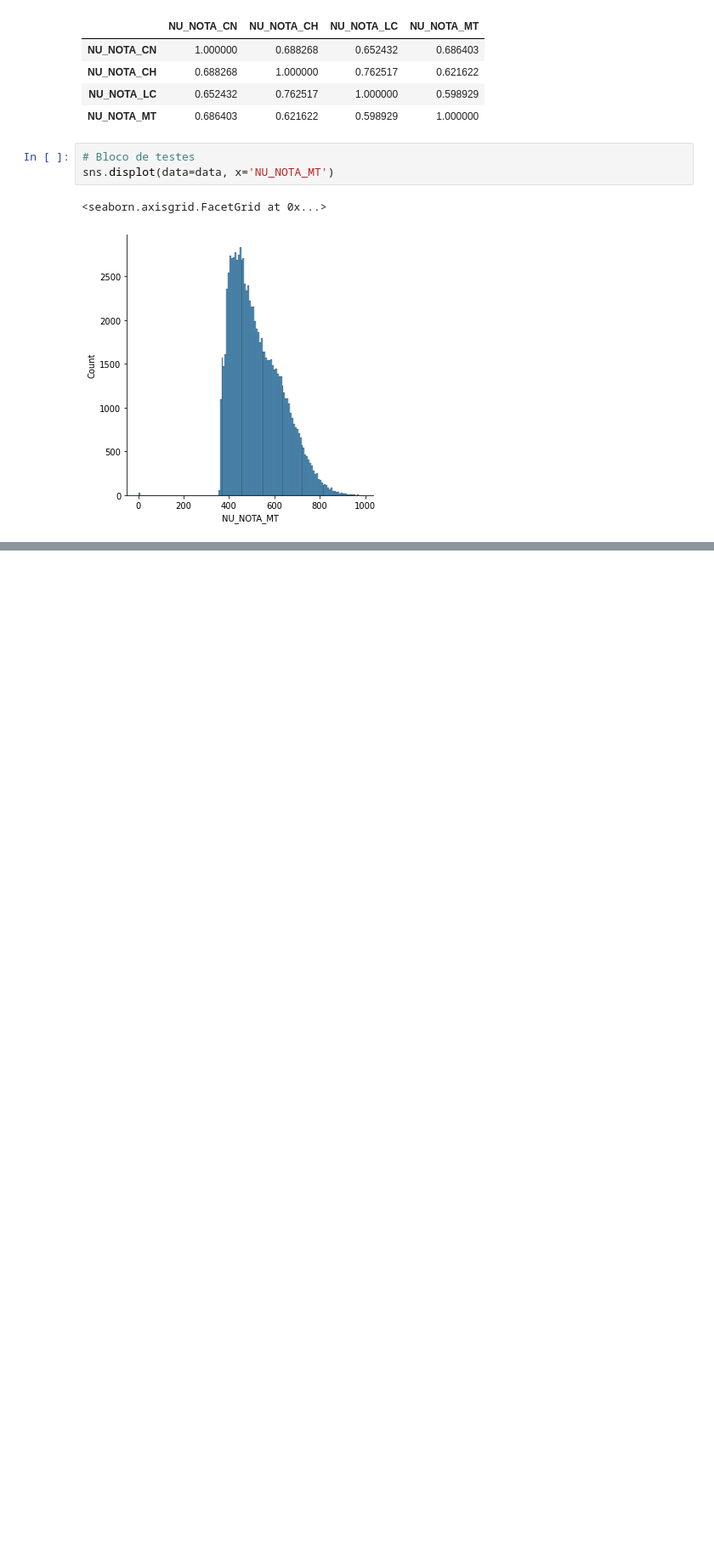
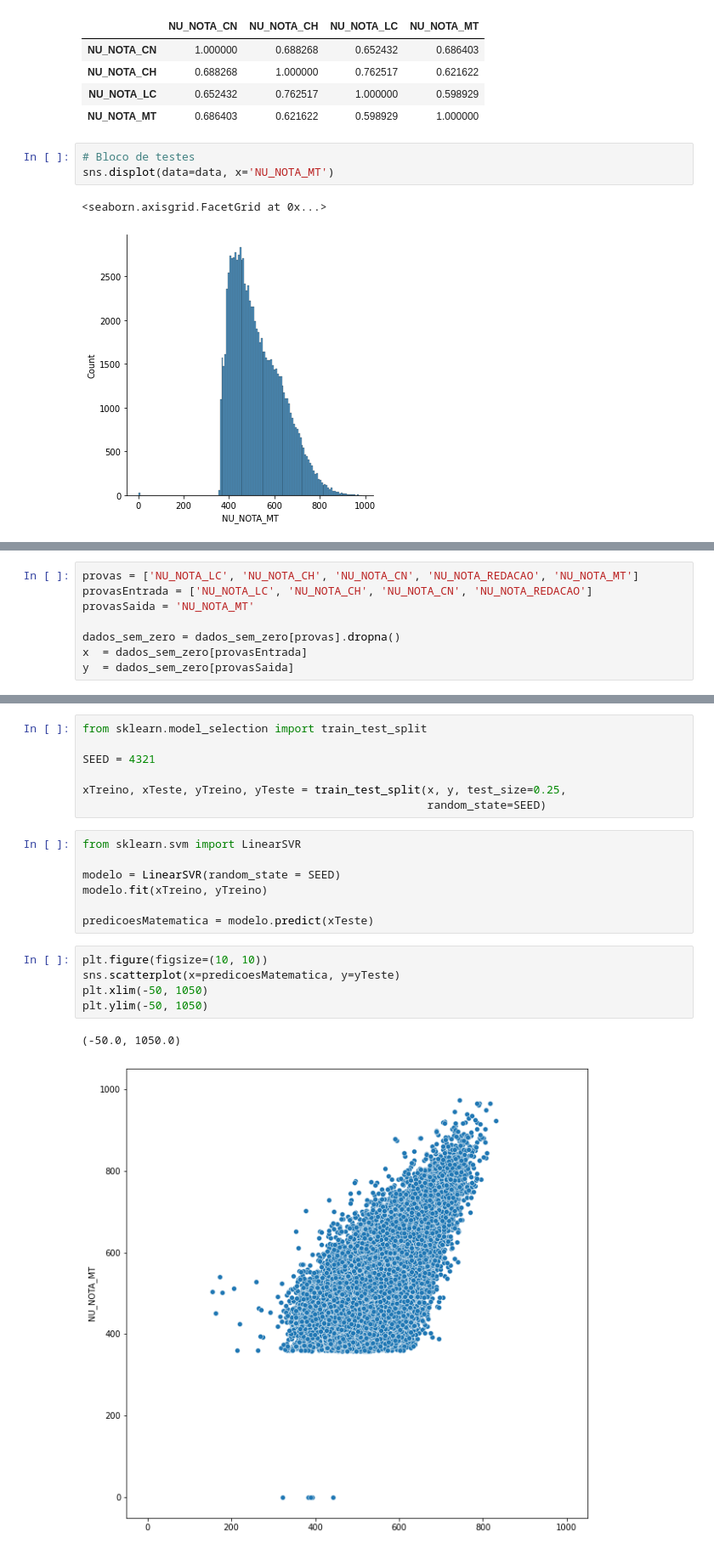
Before and after one commit to matheusbarraboni/dataScienceAlura, a Jupyter notebook: aluraDataScience.ipynb, the cells around one changed output, grey strips where cells are left out. Shown at 85% size. Drawn from its saved outputs; the diff is of its cells as text; blank space fills up the shorter version.

```diff
--- a/aluraDataScience.ipynb
+++ b/aluraDataScience.ipynb
@@ -233,0 +241,8 @@ sns.displot(data=data, x='NU_NOTA_MT')
+# %%
+provas = ['NU_NOTA_LC', 'NU_NOTA_CH', 'NU_NOTA_CN', 'NU_NOTA_REDACAO', 'NU_NOTA_MT']
+provasEntrada = ['NU_NOTA_LC', 'NU_NOTA_CH', 'NU_NOTA_CN', 'NU_NOTA_REDACAO']
+provasSaida = 'NU_NOTA_MT'
+
+dados_sem_zero = dados_sem_zero[provas].dropna()
+x  = dados_sem_zero[provasEntrada]
+y  = dados_sem_zero[provasSaida]
@@ -233,0 +262,22 @@ sns.displot(data=data, x='NU_NOTA_MT')
+# %%
+from sklearn.model_selection import train_test_split
+
+SEED = 4321
+
+xTreino, xTeste, yTreino, yTeste = train_test_split(x, y, test_size=0.25,
+                                                    random_state=SEED)
+# %%
+from sklearn.svm import LinearSVR
+
+modelo = LinearSVR(random_state = SEED)
+modelo.fit(xTreino, yTreino)
+
+predicoesMatematica = modelo.predict(xTeste)
+# %%
+plt.figure(figsize=(10, 10))
+sns.scatterplot(x=predicoesMatematica, y=yTeste)
+plt.xlim(-50, 1050)
+plt.ylim(-50, 1050)
+# %% [output]
+(-50.0, 1050.0)
+[figure, added]
```
Also changed, not shown: parts of 19 cells of this notebook.
